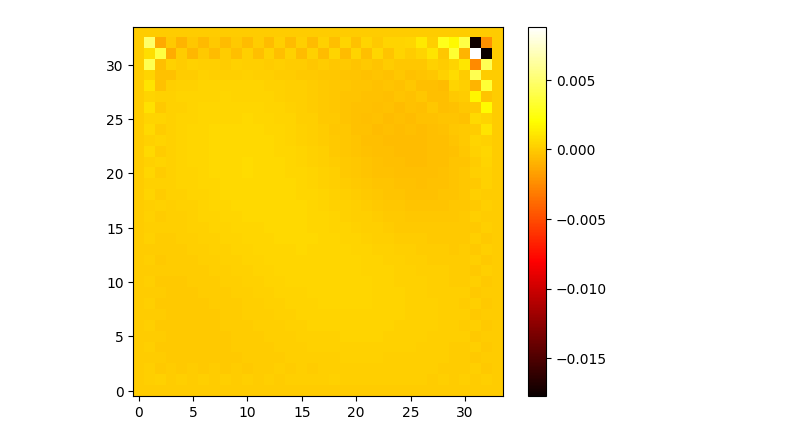
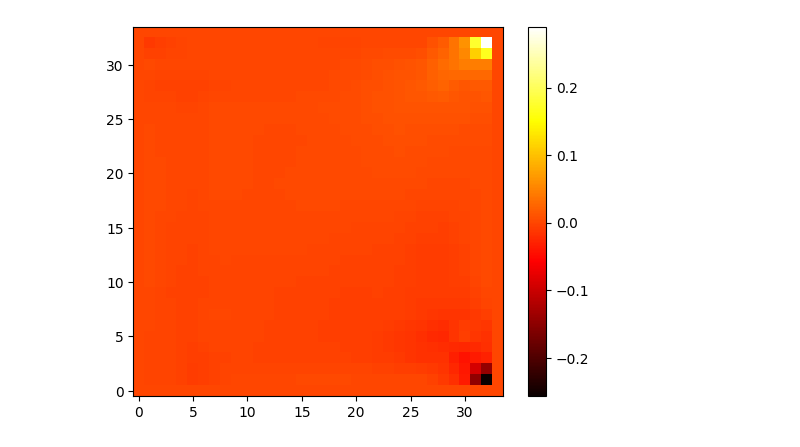
Before and after one commit to glaand/bachelor-thesis, a Jupyter notebook: ml/ml_analysis_azulay.ipynb, the cells around one changed output. Saved outputs shown, nothing was run; the diff lists cells and outputs as text; code cells hidden in the pictures.

```diff
--- a/ml/ml_analysis_azulay.ipynb
+++ b/ml/ml_analysis_azulay.ipynb
@@ -91,13 +123,13 @@ Model size: 291057
 # %%
-e_data = np.loadtxt("ML_data/res_5000.dat")
+e_data = np.loadtxt("test.dat")
 # plot e_data as heatmap
 plt.imshow(e_data, cmap='hot', interpolation='nearest')
 # invert the y-axis
 plt.gca().invert_yaxis()
 plt.colorbar()
 plt.show()
 # %% [output]
-[figure, old version]
+[figure, new version]
 # %%
 # Ghia et al. (1982) - Re = 100
 reference_ux_RE_100 = {
```
Also changed, not shown: parts of 6 cells of this notebook, 12 other files.
